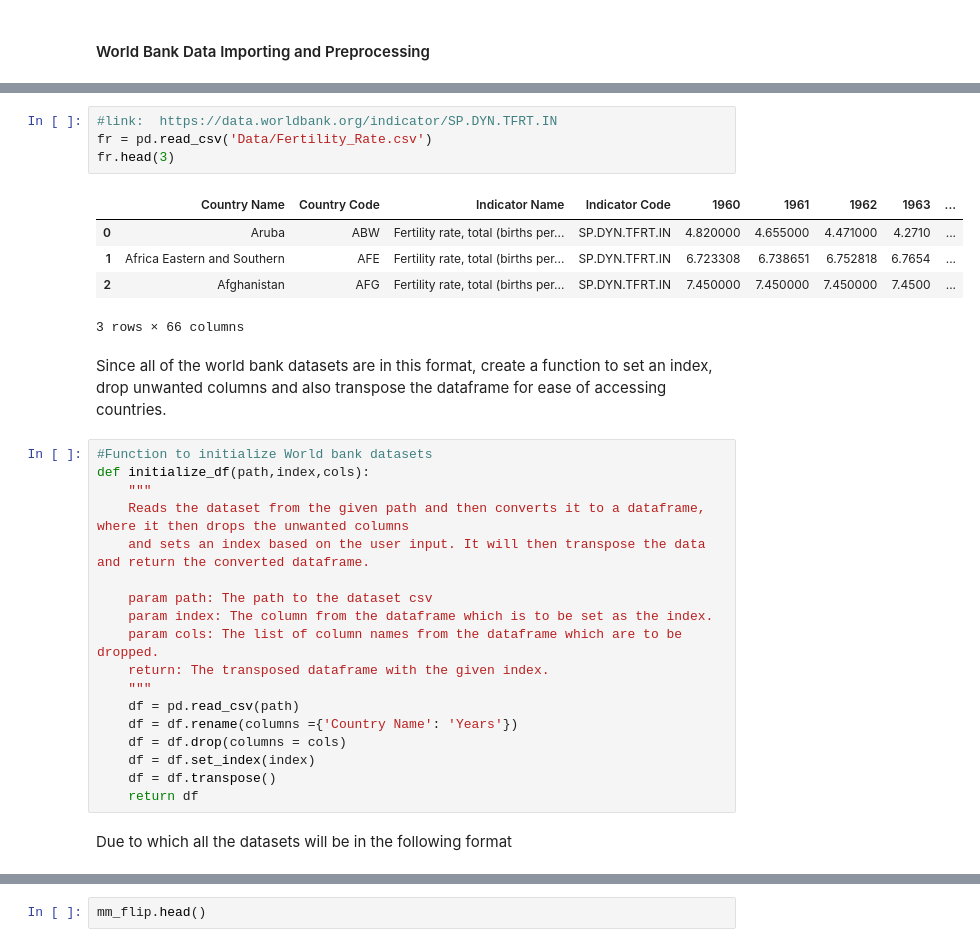
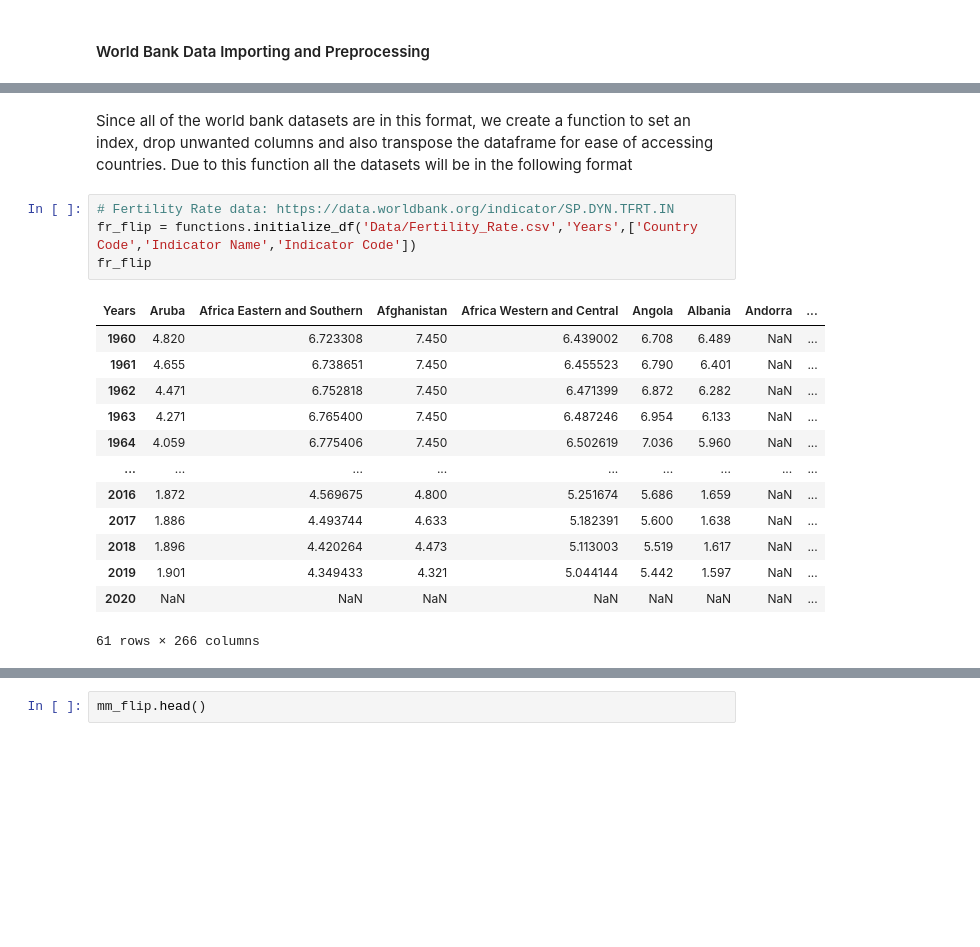
Before and after one commit to tjeon015/2021Fall_finals, a Jupyter notebook: IS 597 Final Project combined.ipynb, the cells around one changed output, grey strips where cells are left out. Saved outputs shown, nothing was run; the diff lists cells and outputs as text; blank space fills up the shorter version.

```diff
--- a/IS 597 Final Project combined.ipynb
+++ b/IS 597 Final Project combined.ipynb
@@ -29,32 +39,20 @@ from datetime import datetime
+# %% [markdown]
+Since all of the world bank datasets are in this format, we create a function to set an index, drop unwanted columns and also transpose the dataframe for ease of accessing countries. Due to this function all the datasets will be in the following format
 # %%
-#link:  https://data.worldbank.org/indicator/SP.DYN.TFRT.IN
-fr = pd.read_csv('Data/Fertility_Rate.csv')
-fr.head(3)
+# Fertility Rate data: https://data.worldbank.org/indicator/SP.DYN.TFRT.IN
+fr_flip = functions.initialize_df('Data/Fertility_Rate.csv','Years',['Country Code','Indicator Name','Indicator Code'])
+fr_flip
 # %% [output]
-|  | Country Name | Country Code | Indicator Name | Indicator Code | 1960 | 1961 | 1962 | 1963 | ... |
-| 0 | Aruba | ABW | Fertility rate, total (births per... | SP.DYN.TFRT.IN | 4.820000 | 4.655000 | 4.471000 | 4.2710 | ... |
-| 1 | Africa Eastern and Southern | AFE | Fertility rate, total (births per... | SP.DYN.TFRT.IN | 6.723308 | 6.738651 | 6.752818 | 6.7654 | ... |
-| 2 | Afghanistan | AFG | Fertility rate, total (births per... | SP.DYN.TFRT.IN | 7.450000 | 7.450000 | 7.450000 | 7.4500 | ... |
+| Years | Aruba | Africa Eastern and Southern | Afghanistan | Africa Western and Central | Angola | Albania | Andorra | ... |
+| 1960 | 4.820 | 6.723308 | 7.450 | 6.439002 | 6.708 | 6.489 | NaN | ... |
+| 1961 | 4.655 | 6.738651 | 7.450 | 6.455523 | 6.790 | 6.401 | NaN | ... |
+| 1962 | 4.471 | 6.752818 | 7.450 | 6.471399 | 6.872 | 6.282 | NaN | ... |
+| 1963 | 4.271 | 6.765400 | 7.450 | 6.487246 | 6.954 | 6.133 | NaN | ... |
+| 1964 | 4.059 | 6.775406 | 7.450 | 6.502619 | 7.036 | 5.960 | NaN | ... |
+| ... | ... | ... | ... | ... | ... | ... | ... | ... |
+| 2016 | 1.872 | 4.569675 | 4.800 | 5.251674 | 5.686 | 1.659 | NaN | ... |
+| 2017 | 1.886 | 4.493744 | 4.633 | 5.182391 | 5.600 | 1.638 | NaN | ... |
+| 2018 | 1.896 | 4.420264 | 4.473 | 5.113003 | 5.519 | 1.617 | NaN | ... |
+| 2019 | 1.901 | 4.349433 | 4.321 | 5.044144 | 5.442 | 1.597 | NaN | ... |
+| 2020 | NaN | NaN | NaN | NaN | NaN | NaN | NaN | ... |
-3 rows × 66 columns
+61 rows × 266 columns
-# %% [markdown]
-Since all of the world bank datasets are in this format, create a function to set an index, drop unwanted columns and also transpose the dataframe for ease of accessing countries.
-# %%
-#Function to initialize World bank datasets
-def initialize_df(path,index,cols):
-    """
-    Reads the dataset from the given path and then converts it to a dataframe, where it then drops the unwanted columns
-    and sets an index based on the user input. It will then transpose the data and return the converted dataframe.
-
-    param path: The path to the dataset csv
-    param index: The column from the dataframe which is to be set as the index.
-    param cols: The list of column names from the dataframe which are to be dropped.
-    return: The transposed dataframe with the given index.
-    """
-    df = pd.read_csv(path)
-    df = df.rename(columns ={'Country Name': 'Years'})
-    df = df.drop(columns = cols)
-    df = df.set_index(index)
-    df = df.transpose()
-    return df
-# %% [markdown]
-Due to which all the datasets will be in the following format
```
Also changed, not shown: parts of 62 cells of this notebook.
